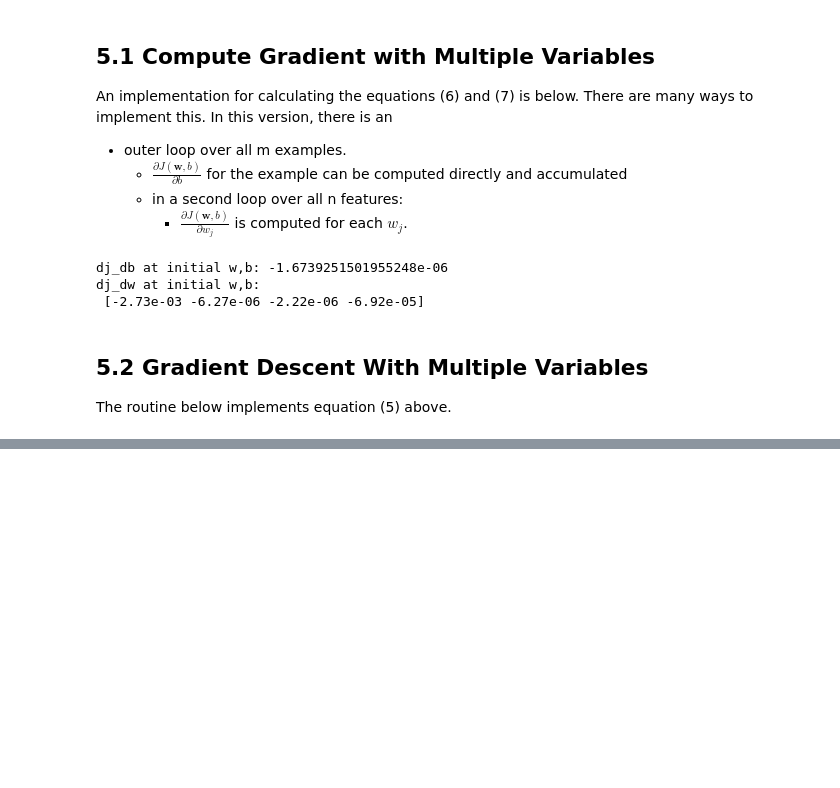
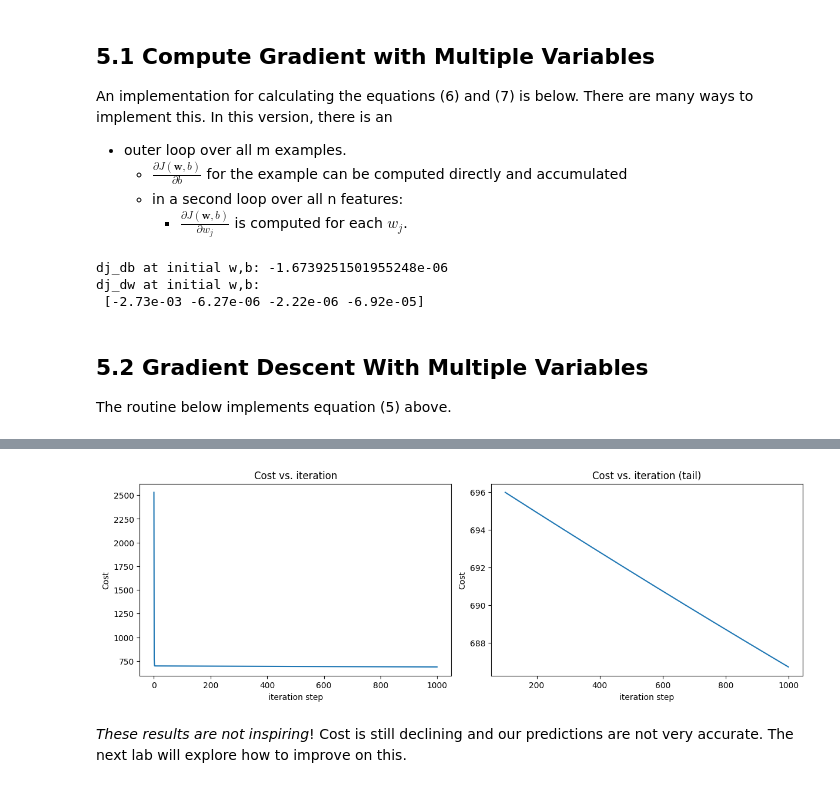
Before and after one commit to SimplifyingElectronics/Supervised-Machine-Learning, a Jupyter notebook: 2_C1_W2_Lab02_Multiple_Variable_SolnGD.ipynb, the cells around one changed output, grey strips where cells are left out. Saved outputs shown, nothing was run; the diff lists cells and outputs as text; code cells hidden in the pictures; blank space fills up the shorter version.

```diff
--- a/2_C1_W2_Lab02_Multiple_Variable_SolnGD.ipynb
+++ b/2_C1_W2_Lab02_Multiple_Variable_SolnGD.ipynb
@@ -349,8 +349,38 @@ def gradient_descent(X, y, w_in, b_in, cost_function, gradient_function, alpha,
       w (ndarray (n,)) : Updated values of parameters
       b (scalar)       : Updated value of parameter
       """
+    J_history = []
+    w = copy.deepcopy(w_in)  #avoid modifying global w within function
+    b = b_in
+    dj_dw = 0
+    dj_db = 0
 
-    # An array to store cost J and w's at each iteration primarily for graphing later
-    m,n = X.shape
+    for i in range (num_iters):
 
-    for j in range (n):
+      #Compute and display gradient
+      dj_db, dj_dw = compute_gradient(X, y, w, b)
+
+      w = w - alpha * dj_dw
+      b = b - alpha * dj_db
+
+      J_history.append(compute_cost(X, y, w, b))
+
+      if i % math.ceil(num_iters / 10) == 0:
+        print(f"Interation {i} Cost: {J_history[i]: 0.2f}")
+
+    return w, b, J_history
+# %%
+# initialize parameters
+initial_w = np.zeros_like(w_init)
+initial_b = 0.
+# some gradient descent settings
+iterations = 1000
+alpha = 5.0e-7
+# run gradient descent
+w_final, b_final, J_hist = gradient_descent(X_train, y_train, initial_w, initial_b,
+                                                    compute_cost, compute_gradient,
+                                                    alpha, iterations)
+print(f"b,w found by gradient descent: {b_final:0.2f},{w_final} ")
+m,_ = X_train.shape
+for i in range(m):
+    print(f"prediction: {np.dot(X_train[i], w_final) + b_final:0.2f}, target value: {y_train[i]}")
@@ -356,0 +402,13 @@ def gradient_descent(X, y, w_in, b_in, cost_function, gradient_function, alpha,
+# %%
+# plot cost versus iteration
+fig, (ax1, ax2) = plt.subplots(1, 2, constrained_layout=True, figsize=(12, 4))
+ax1.plot(J_hist)
+ax2.plot(100 + np.arange(len(J_hist[100:])), J_hist[100:])
+ax1.set_title("Cost vs. iteration");  ax2.set_title("Cost vs. iteration (tail)")
+ax1.set_ylabel('Cost')             ;  ax2.set_ylabel('Cost')
+ax1.set_xlabel('iteration step')   ;  ax2.set_xlabel('iteration step')
+plt.show()
+# %% [output]
+[figure, added]
+# %% [markdown]
+*These results are not inspiring*! Cost is still declining and our predictions are not very accurate. The next lab will explore how to improve on this.
```
Also changed, not shown: parts of 3 cells of this notebook.
